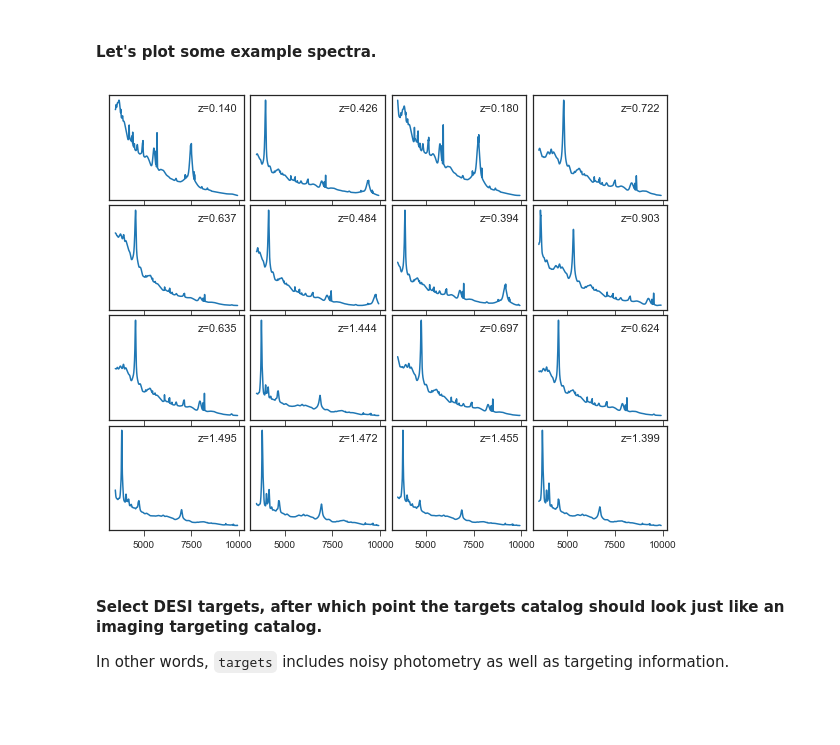
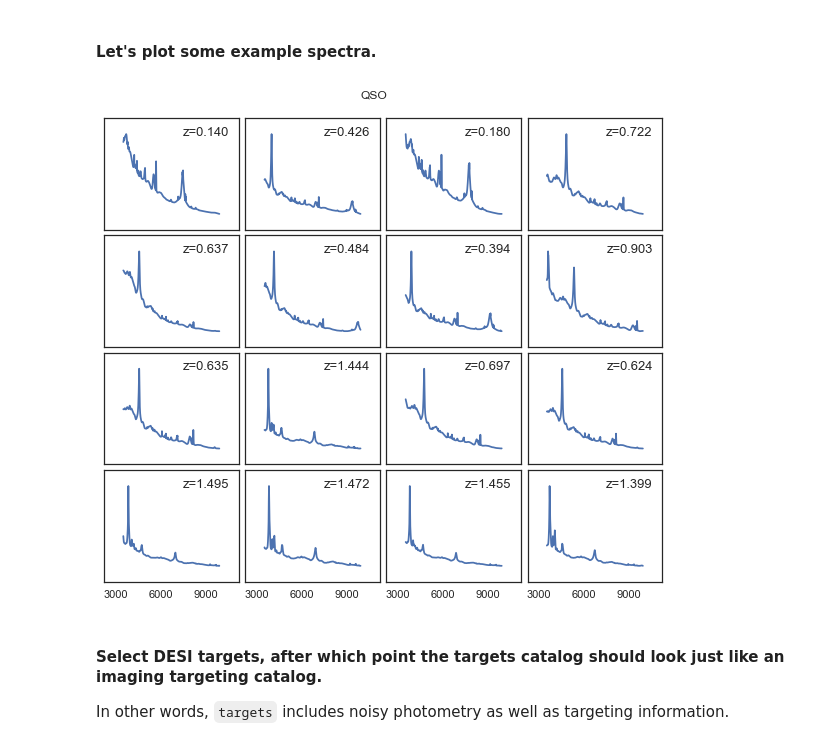
Before and after one commit to desihub/desitarget, a Jupyter notebook: doc/nb/connecting-mocks-and-spectra-examples.ipynb, the cells around one changed output. Saved outputs shown, nothing was run; the diff lists cells and outputs as text; code cells hidden in the pictures; blank space fills up the shorter version.

```diff
--- a/doc/nb/connecting-mocks-and-spectra-examples.ipynb
+++ b/doc/nb/connecting-mocks-and-spectra-examples.ipynb
@@ -15,3 +12,0 @@ from desitarget.mock.mockmaker import (QSOMaker, LYAMaker, LRGMaker, ELGMaker,
-# %%
-plt.style.use('seaborn-ticks')
-%matplotlib inline
@@ -17,0 +16,3 @@ plt.style.use('seaborn-ticks')
+# %%
+import seaborn as sns
+sns.set(style='white', font_scale=1.1, palette='deep')
@@ -93,27 +158,10 @@ meta[:2]
 | QSO |  | 1 | 3083073946 | 0.43569 | 19.682 | 13.4024 | 13.8509 | 19.9141 | 92.6185 | ... |
 # %% [markdown]
 #### Let's plot some example spectra.
-# %%
-def plot_subset(wave, flux, truth, nplot=16, ncol=4):
-    """Plot a random sampling of spectra."""
-    nspec, npix = flux.shape
-    nrow = np.ceil(nplot / ncol).astype('int')
-    these = rand.choice(nspec, nplot, replace=False)
-    these = np.sort(these)
-    ww = (wave > 5500) * (wave < 5550)
-
-    fig, ax = plt.subplots(nrow, ncol, figsize=(2.5*ncol, 2*nrow), sharey=False, sharex=True)
-    for thisax, indx in zip(ax.flat, these):
-        thisax.plot(wave, flux[indx, :] / np.median(flux[indx, ww]))
-        thisax.text(0.95, 0.93, 'z={:.3f}'.format(truth['TRUEZ'][indx]), ha='right',
-             va='top', transform=thisax.transAxes, fontsize=11)
-        thisax.xaxis.set_major_locator(plt.MaxNLocator(3))
-        thisax.yaxis.set_ticks([])
-    fig.subplots_adjust(wspace=0.05, hspace=0.05)
 # %%
-plot_subset(wave, flux, truth)
+plot_subset(wave, flux, truth, targname='QSO')
 # %% [output]
-[figure, old version]
+[figure, new version]
 # %% [markdown]
 #### Select DESI targets, after which point the targets catalog should look just like an imaging targeting catalog.
 
```
Also changed, not shown: parts of 48 cells of this notebook, 1 other file.
